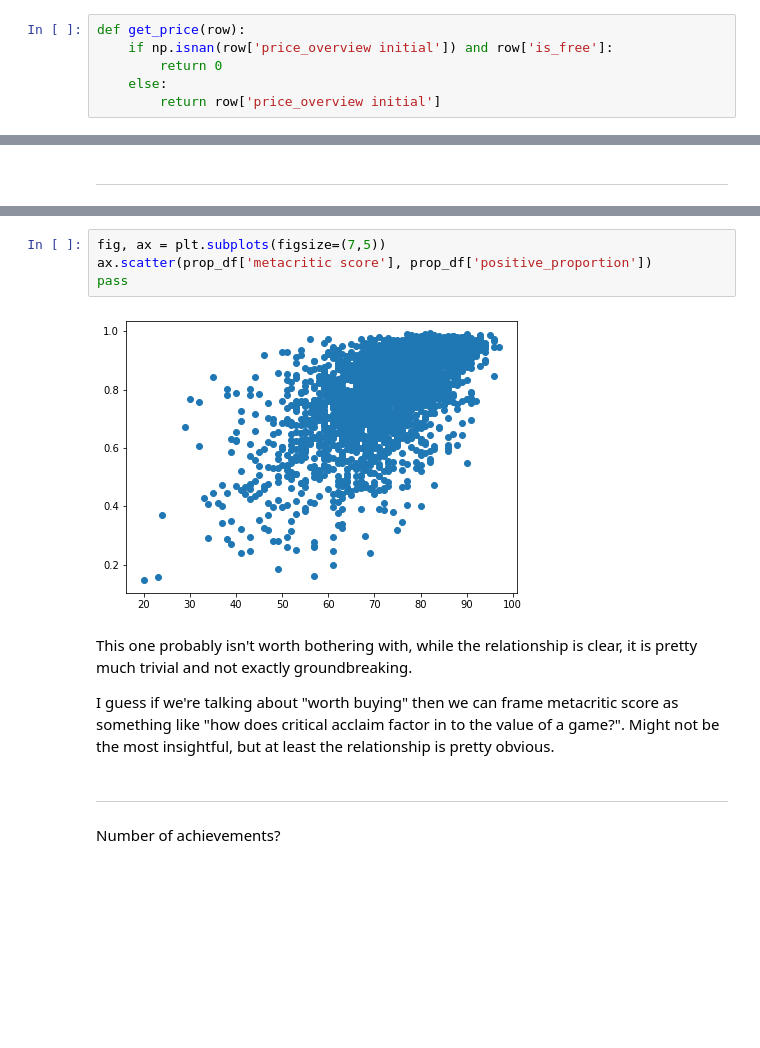
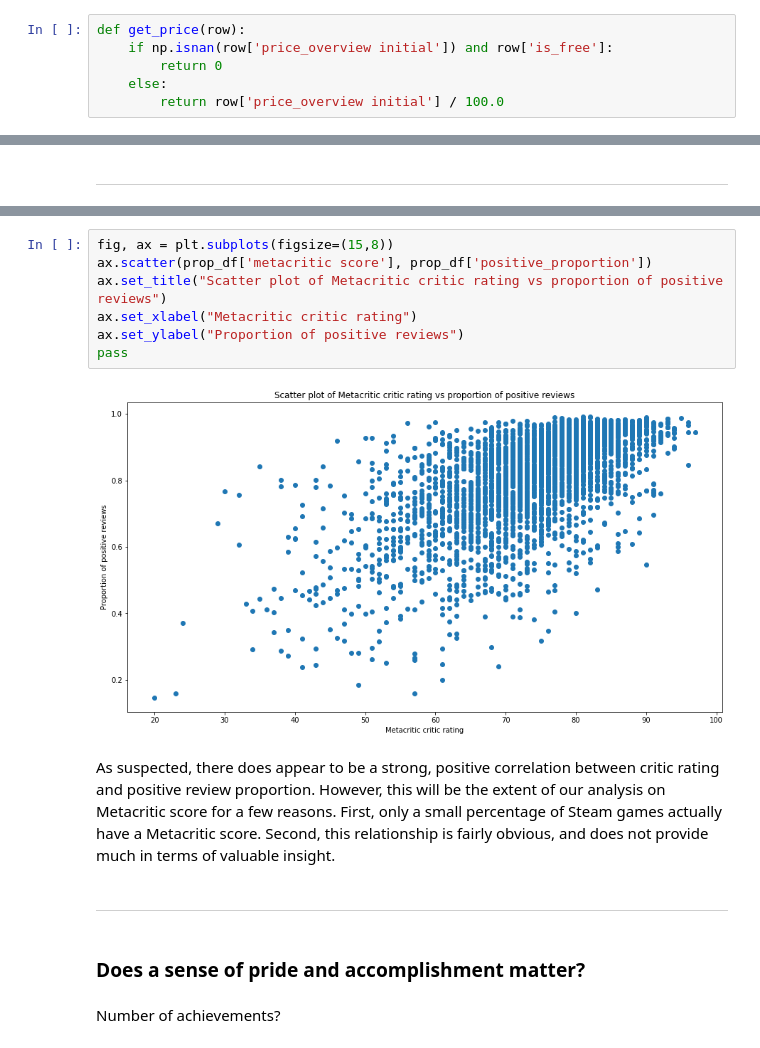
Before and after one commit to PokoNut/CMSC320FinalProject, a Jupyter notebook: final.ipynb, the cells around one changed output, grey strips where cells are left out. Saved outputs shown, nothing was run; the diff lists cells and outputs as text; blank space fills up the shorter version.

```diff
--- a/final.ipynb
+++ b/final.ipynb
@@ -214,7 +214,7 @@ def get_price(row):
     if np.isnan(row['price_overview initial']) and row['is_free']:
         return 0
     else:
-        return row['price_overview initial']
+        return row['price_overview initial'] / 100.0
 # %% [markdown]
 We apply this function to the price_overview initial column, and rename the column to just price for the sake of brevity.
 # %%
@@ -303,15 +319,18 @@ Metacritic score?
 # %%
-fig, ax = plt.subplots(figsize=(7,5))
+fig, ax = plt.subplots(figsize=(15,8))
 ax.scatter(prop_df['metacritic score'], prop_df['positive_proportion'])
+ax.set_title("Scatter plot of Metacritic critic rating vs proportion of positive reviews")
+ax.set_xlabel("Metacritic critic rating")
+ax.set_ylabel("Proportion of positive reviews")
 pass
 # %% [output]
-[figure, old version]
+[figure, new version]
-# %% [markdown]
-This one probably isn't worth bothering with, while the relationship is clear, it is pretty much trivial and not exactly groundbreaking.
-
-I guess if we're talking about "worth buying" then we can frame metacritic score as something like "how does critical acclaim factor in to the value of a game?". Might not be the most insightful, but at least the relationship is pretty obvious.
+# %% [markdown]
+As suspected, there does appear to be a strong, positive correlation between critic rating and positive review proportion. However, this will be the extent of our analysis on Metacritic score for a few reasons. First, only a small percentage of Steam games actually have a Metacritic score. Second, this relationship is fairly obvious, and does not provide much in terms of valuable insight.
 # %% [markdown]
 <hr />
+# %% [markdown]
+### Does a sense of pride and accomplishment matter?
 # %% [markdown]
 Number of achievements?
 # %%
```
Also changed, not shown: parts of 24 cells of this notebook.
